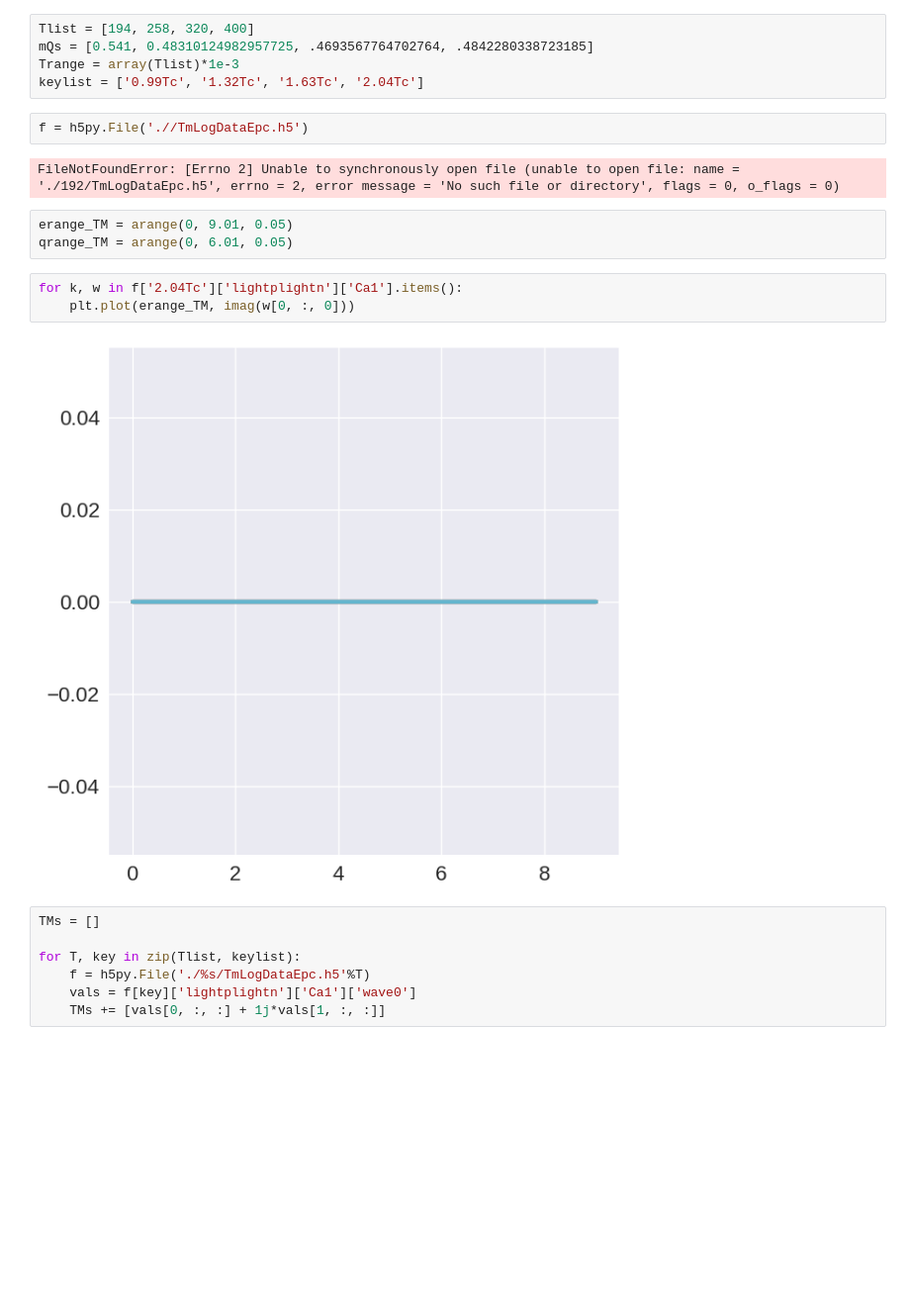
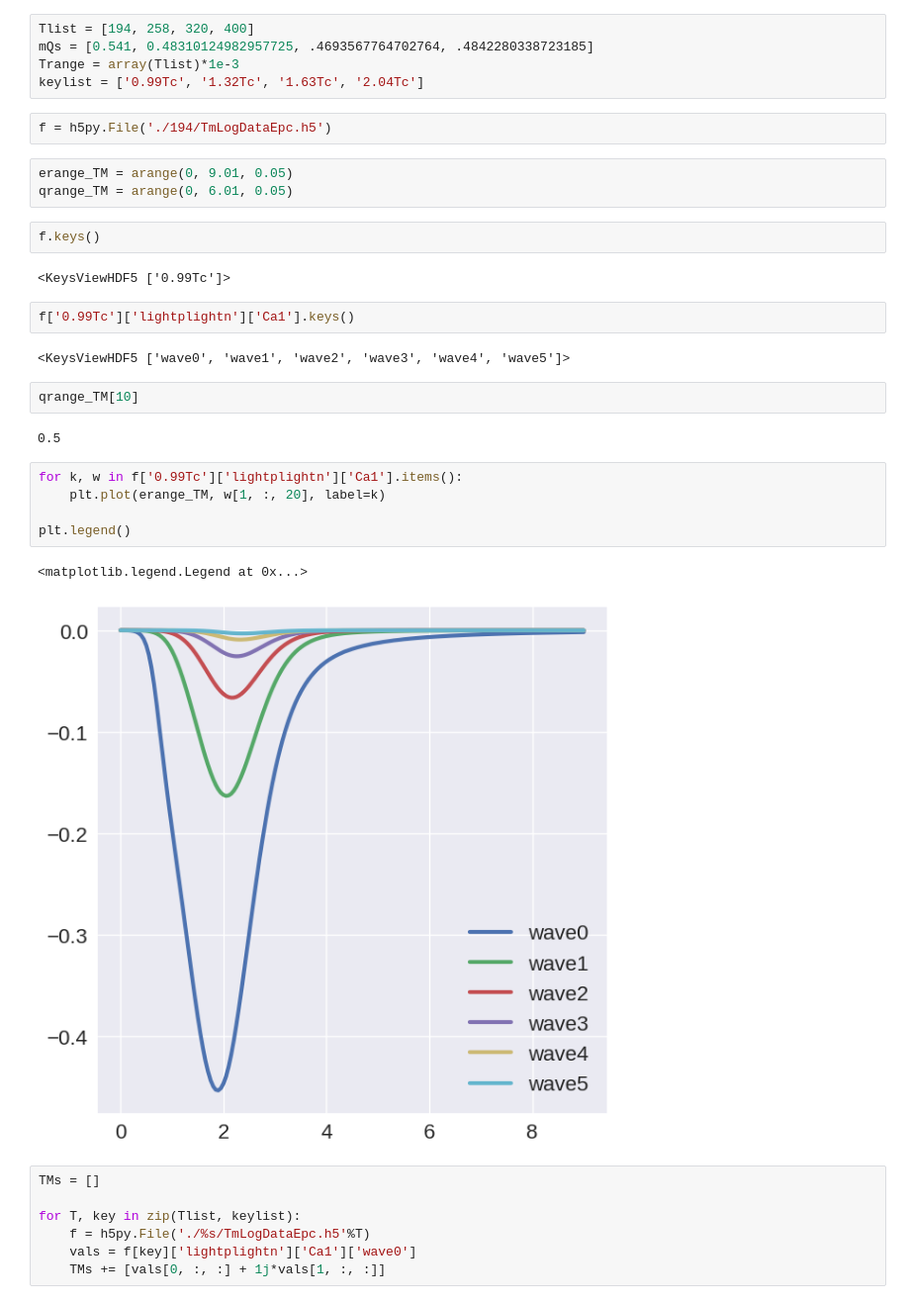
Before and after one commit to k-maslov/TMQGP, a Jupyter notebook: FromZhanduo/Thermo/CompareThermo.ipynb, the cells around one changed output. Shown at 99% size. Cells and saved outputs as stored; diff of their text form; blank space fills up the shorter version.

```diff
--- a/FromZhanduo/Thermo/CompareThermo.ipynb
+++ b/FromZhanduo/Thermo/CompareThermo.ipynb
@@ -11,17 +11,30 @@ mQs = [0.541, 0.48310124982957725, .4693567764702764, .4842280338723185]
 Trange = array(Tlist)*1e-3
 keylist = ['0.99Tc', '1.32Tc', '1.63Tc', '2.04Tc']
 # %%
-f = h5py.File('.//TmLogDataEpc.h5')
+f = h5py.File('./194/TmLogDataEpc.h5')
-# %% [output]
-FileNotFoundError: [Errno 2] Unable to synchronously open file (unable to open file: name = './192/TmLogDataEpc.h5', errno = 2, error message = 'No such file or directory', flags = 0, o_flags = 0)
 # %%
 erange_TM = arange(0, 9.01, 0.05)
 qrange_TM = arange(0, 6.01, 0.05)
+# %%
+f.keys()
+# %% [output]
+<KeysViewHDF5 ['0.99Tc']>
+# %%
+f['0.99Tc']['lightplightn']['Ca1'].keys()
+# %% [output]
+<KeysViewHDF5 ['wave0', 'wave1', 'wave2', 'wave3', 'wave4', 'wave5']>
+# %%
+qrange_TM[10]
+# %% [output]
+0.5
 # %%
-for k, w in f['2.04Tc']['lightplightn']['Ca1'].items():
-    plt.plot(erange_TM, imag(w[0, :, 0]))
+for k, w in f['0.99Tc']['lightplightn']['Ca1'].items():
+    plt.plot(erange_TM, w[1, :, 20], label=k)
+
+plt.legend()
 # %% [output]
+<matplotlib.legend.Legend at 0x...>
-[figure, old version]
+[figure, new version]
 # %%
 TMs = []
 
```
Also changed, not shown: 5 other files.
